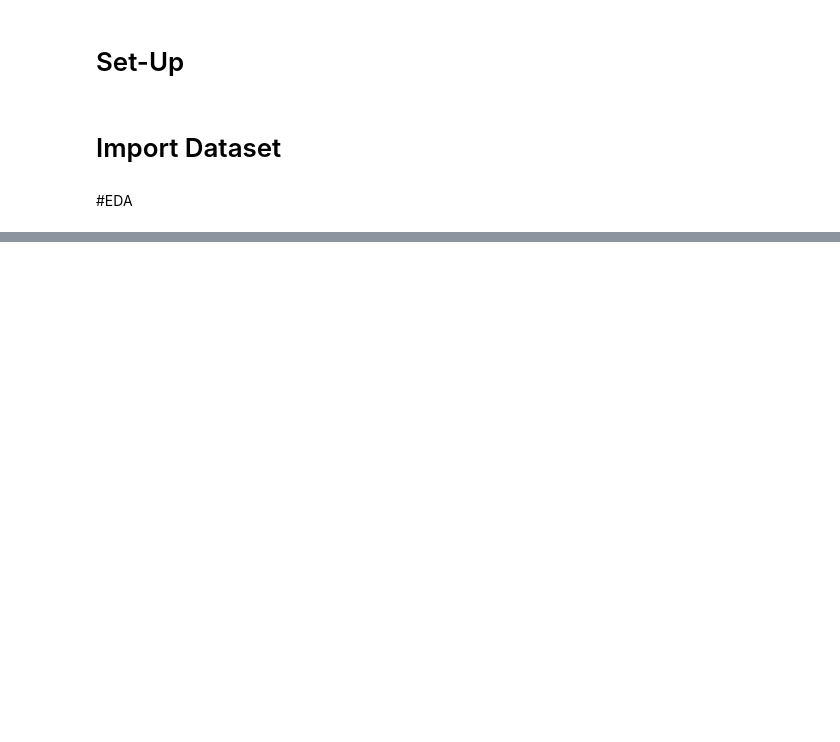
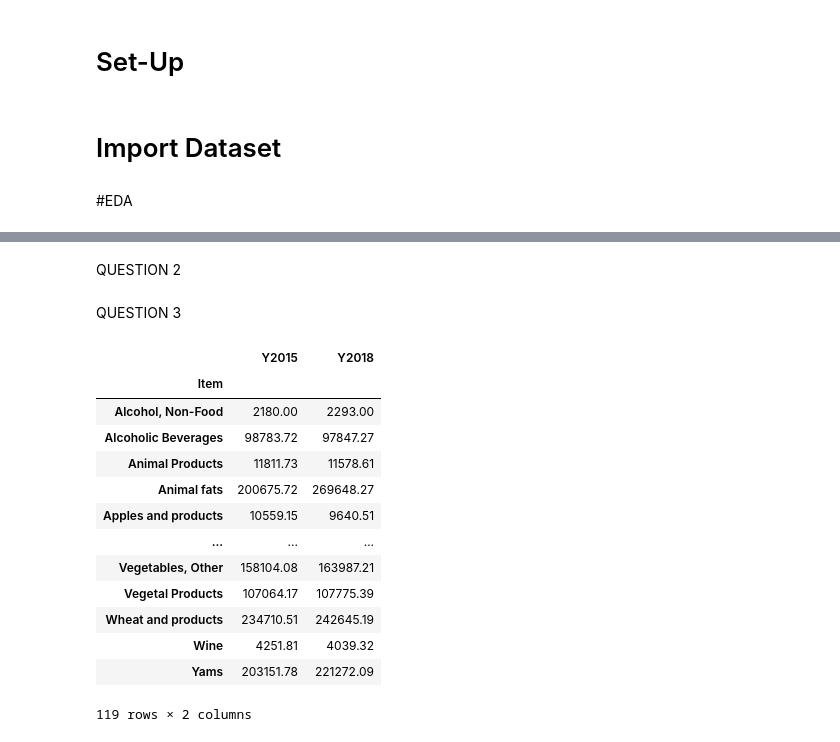
Before and after one commit to Elixirman/my_HYE_Works, a Jupyter notebook: Pythn_4_ML_Qiz.ipynb, the cells around one changed output, grey strips where cells are left out. Saved outputs shown, nothing was run; the diff lists cells and outputs as text; code cells hidden in the pictures; blank space fills up the shorter version.

```diff
--- a/Pythn_4_ML_Qiz.ipynb
+++ b/Pythn_4_ML_Qiz.ipynb
@@ -25,0 +51,21 @@ df.head()
+# %% [markdown]
+QUESTION 2
+# %% [markdown]
+QUESTION 3
+# %%
+df.groupby("Item")[["Y2015", "Y2018"]].sum()
+# %% [output]
+|  | Y2015 | Y2018 |
+| Item |  |  |
+| Alcohol, Non-Food | 2180.00 | 2293.00 |
+| Alcoholic Beverages | 98783.72 | 97847.27 |
+| Animal Products | 11811.73 | 11578.61 |
+| Animal fats | 200675.72 | 269648.27 |
+| Apples and products | 10559.15 | 9640.51 |
+| ... | ... | ... |
+| Vegetables, Other | 158104.08 | 163987.21 |
+| Vegetal Products | 107064.17 | 107775.39 |
+| Wheat and products | 234710.51 | 242645.19 |
+| Wine | 4251.81 | 4039.32 |
+| Yams | 203151.78 | 221272.09 |
+119 rows × 2 columns
```
Also changed, not shown: parts of 21 cells of this notebook.
